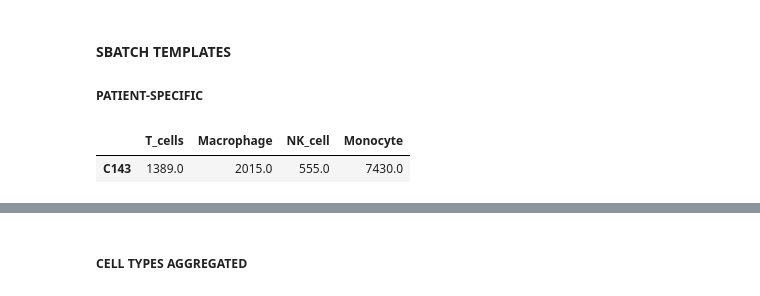
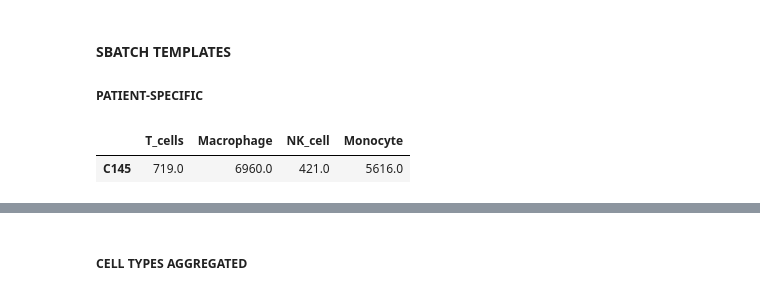
Before and after one commit to masyahook/scGRN, a Jupyter notebook: jupyter/GRN_inference.ipynb, the cells around one changed output, grey strips where cells are left out. Saved outputs shown, nothing was run; the diff lists cells and outputs as text; code cells hidden in the pictures.

```diff
--- a/jupyter/GRN_inference.ipynb
+++ b/jupyter/GRN_inference.ipynb
@@ -1587,7 +1599,7 @@ red_color = lambda x: colored(x, 'red')
 
 # Patients - 'C141', 'C142', 'C143', 'C144', 'C145', 'C146', 'C51', 'C52', 'C100', 'C148', 'C149', 'C152'
 
-patient = 'C143'
+patient = 'C145'
 method = 'grnboost2'
 filter_quantile = 0.95
 data_types = list(map(lambda x: x.replace('raw_data', '') if x.replace('raw_data', '') else "''", _ALL_FILE_PREFIXES[patient]))
@@ -1600,33 +1612,33 @@ data_types = list(map(lambda x: x.replace('raw_data', '') if x.replace('raw_data
 
 # cpus_per_worker = GBs_per_worker // 2
 # cpus_per_task = cpus_per_worker * increase_cpus_by
 # total_avail_cpus = n_nodes * 48
 # num_workers_per_task = cpus_per_task // cpus_per_worker
 
 # qos_debug = False
 # qos_debug_cmd = f' {cyan_color("--qos")}=debug ' if qos_debug else ' '
 
 hours = 40
 cpus_per_task = 48
 num_workers_per_task = 8
 high_mem = True if full_meta.loc[patient, 'num_cells'] > 10000 else False
 high_mem_cmd = f' {cyan_color("--constraint")}=highmem ' if high_mem else ' '
 qos_debug = False
 qos_debug_cmd = f' {cyan_color("--qos")}=debug ' if qos_debug else ' '
 
 display(pd.DataFrame(cell_type_freq.loc[patient].dropna()).T)
 
 for d in data_types:
     print(f"{red_color('sbatch')} {cyan_color('--time')}='{hours}:00:00'{qos_debug_cmd}{high_mem_cmd}{cyan_color('--cpus-per-task')}={cpus_per_task} "
-          f"{cyan_color('--job-name')}='{d}_TF_{method}' {cyan_color('--workdir')}=. {cyan_color('--ntasks')}=1 "
+          f"{cyan_color('--job-name')}='{patient}_{d}_TF_{method}' {cyan_color('--workdir')}=. {cyan_color('--ntasks')}=1 "
           f"{cyan_color('--output')}=/dev/null {cyan_color('--error')}=/dev/null "
           f"{red_color('run_pyscenic_full.sh')} {method} {patient} {d} /gpfs/projects/bsc08/bsc08890/data/TF_lists/lambert2018.txt {num_workers_per_task} SBATCH {filter_quantile}")
 print()
 for d in data_types:
     print(f"{red_color('sbatch')} {cyan_color('--time')}='{hours}:00:00'{qos_debug_cmd}{high_mem_cmd}{cyan_color('--cpus-per-task')}={cpus_per_task} "
-          f"{cyan_color('--job-name')}='{d}_{method}' {cyan_color('--workdir')}=. {cyan_color('--ntasks')}=1 "
+          f"{cyan_color('--job-name')}='{patient}_{d}_{method}' {cyan_color('--workdir')}=. {cyan_color('--ntasks')}=1 "
           f"{cyan_color('--output')}=/dev/null {cyan_color('--error')}=/dev/null "
           f"{red_color('run_pyscenic_full.sh')} {method} {patient} {d} '' {num_workers_per_task} SBATCH {filter_quantile}")
 # %% [output]
 |  | T_cells | Macrophage | NK_cell | Monocyte |
-| C143 | 1389.0 | 2015.0 | 555.0 | 7430.0 |
+| C145 | 719.0 | 6960.0 | 421.0 | 5616.0 |
```
Also changed, not shown: parts of 9 cells of this notebook, 2 other files.
